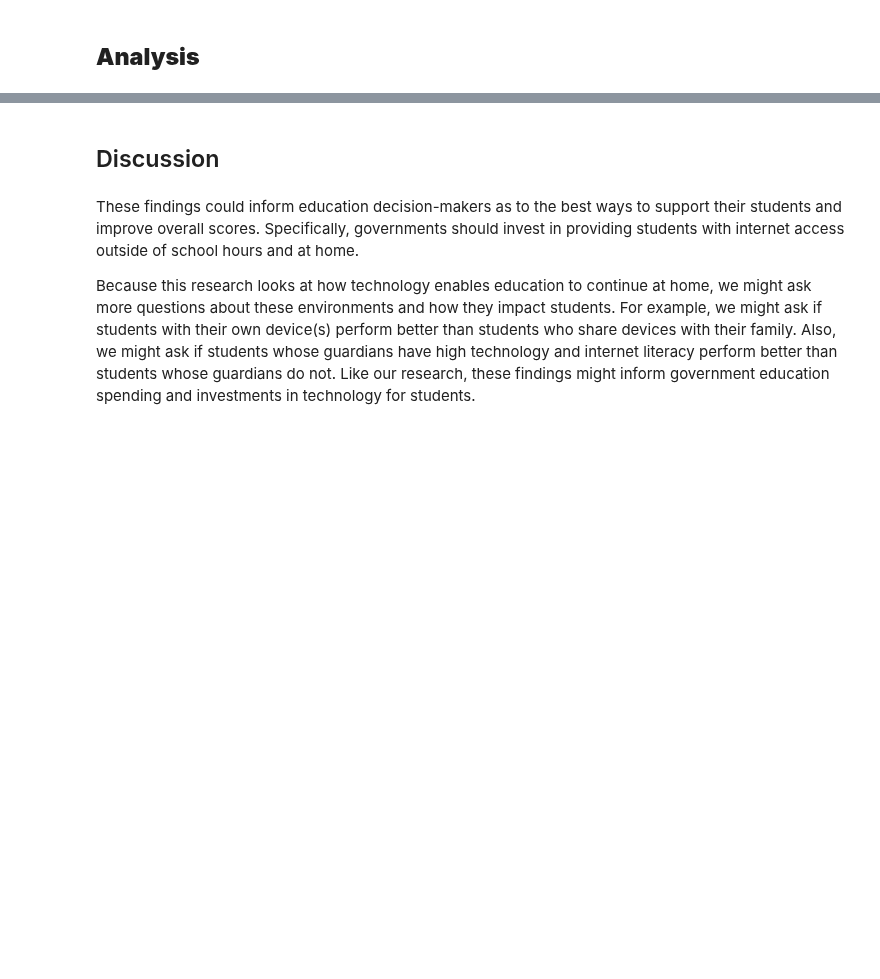
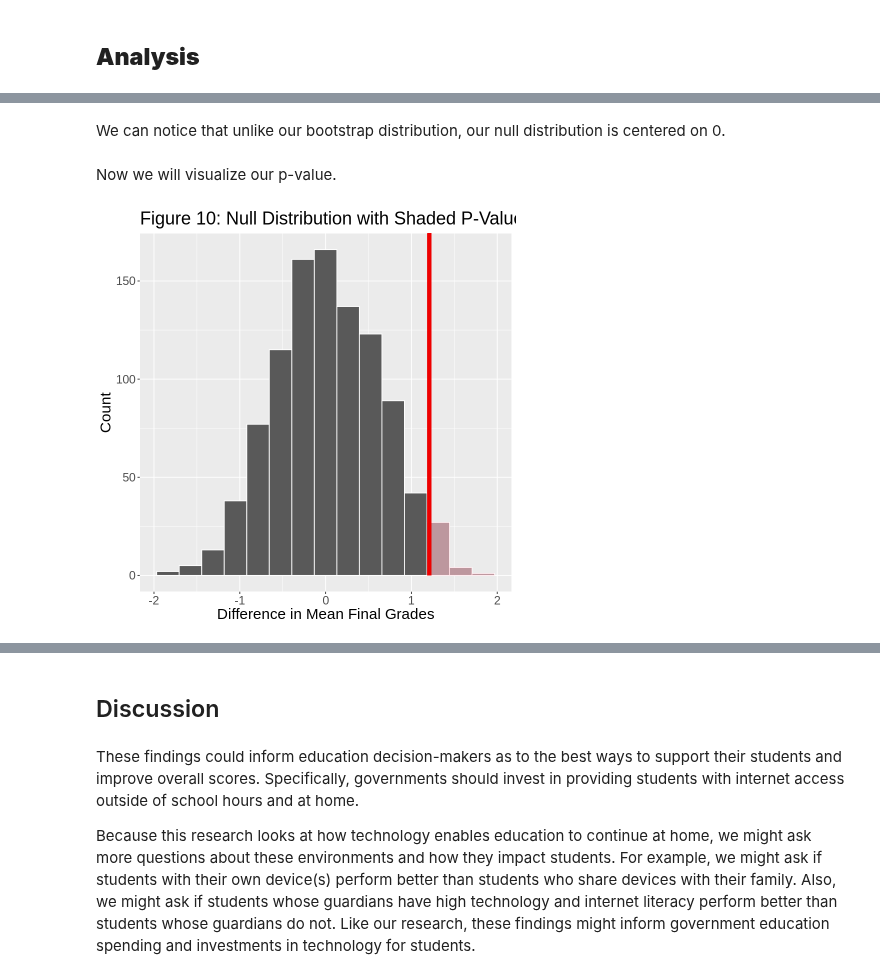
Before and after one commit to jjadeb/stat-201-project, a Jupyter notebook: src/final_report.ipynb, the cells around one changed output, grey strips where cells are left out. Drawn from its saved outputs; the diff is of its cells as text; code cells hidden in the pictures; blank space fills up the shorter version.

```diff
--- a/src/final_report.ipynb
+++ b/src/final_report.ipynb
@@ -221,0 +311,15 @@ obs_diff_mean
+# %% [markdown]
+We can notice that unlike our bootstrap distribution, our null distribution is centered on 0.
+# %% [markdown]
+Now we will visualize our p-value.
+# %%
+perm_p_plot <- visualize(null_distribution)  +
+theme(text = element_text(size = 18)) +
+ggtitle("Figure 10: Null Distribution with Shaded P-Value") +
+xlab("Difference in Mean Final Grades") +
+ylab("Count") +
+shade_p_value(obs_stat = obs_diff_mean, direction = "right")
+
+perm_p_plot
+# %% [output]
+[figure, added]
```
Also changed, not shown: parts of 37 cells of this notebook.
